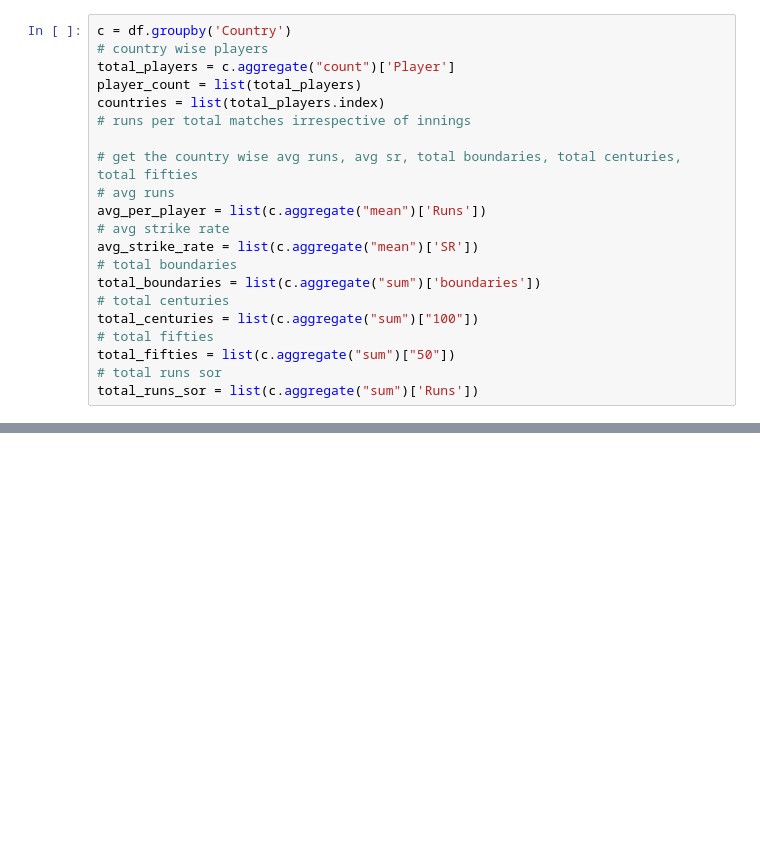
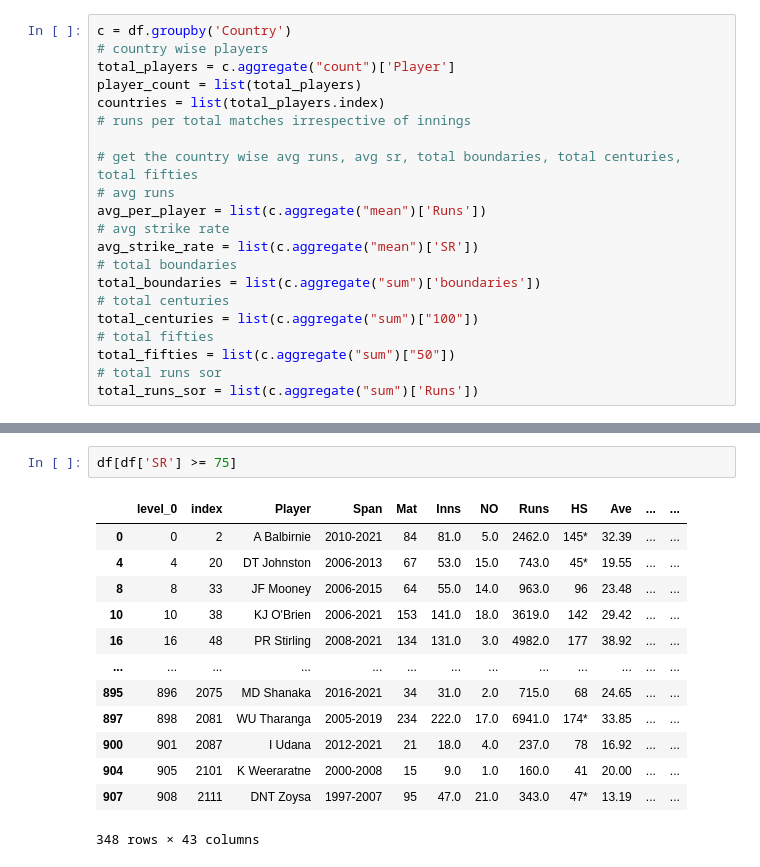
Before and after one commit to AmanJain27/Cricket-Analysis, a Jupyter notebook: EDA/data_eda_2.ipynb, the cells around one changed output, grey strips where cells are left out. Cells and saved outputs as stored; diff of their text form; blank space fills up the shorter version.

```diff
--- a/EDA/data_eda_2.ipynb
+++ b/EDA/data_eda_2.ipynb
@@ -522,0 +962,16 @@ Opening in existing browser session.
+# %%
+df[df['SR'] >= 75]
+# %% [output]
+|  | level_0 | index | Player | Span | Mat | Inns | NO | Runs | HS | Ave | ... | ... |
+| 0 | 0 | 2 | A Balbirnie | 2010-2021 | 84 | 81.0 | 5.0 | 2462.0 | 145* | 32.39 | ... | ... |
+| 4 | 4 | 20 | DT Johnston | 2006-2013 | 67 | 53.0 | 15.0 | 743.0 | 45* | 19.55 | ... | ... |
+| 8 | 8 | 33 | JF Mooney | 2006-2015 | 64 | 55.0 | 14.0 | 963.0 | 96 | 23.48 | ... | ... |
+| 10 | 10 | 38 | KJ O'Brien | 2006-2021 | 153 | 141.0 | 18.0 | 3619.0 | 142 | 29.42 | ... | ... |
+| 16 | 16 | 48 | PR Stirling | 2008-2021 | 134 | 131.0 | 3.0 | 4982.0 | 177 | 38.92 | ... | ... |
+| ... | ... | ... | ... | ... | ... | ... | ... | ... | ... | ... | ... | ... |
+| 895 | 896 | 2075 | MD Shanaka | 2016-2021 | 34 | 31.0 | 2.0 | 715.0 | 68 | 24.65 | ... | ... |
+| 897 | 898 | 2081 | WU Tharanga | 2005-2019 | 234 | 222.0 | 17.0 | 6941.0 | 174* | 33.85 | ... | ... |
+| 900 | 901 | 2087 | I Udana | 2012-2021 | 21 | 18.0 | 4.0 | 237.0 | 78 | 16.92 | ... | ... |
+| 904 | 905 | 2101 | K Weeraratne | 2000-2008 | 15 | 9.0 | 1.0 | 160.0 | 41 | 20.00 | ... | ... |
+| 907 | 908 | 2111 | DNT Zoysa | 1997-2007 | 95 | 47.0 | 21.0 | 343.0 | 47* | 13.19 | ... | ... |
+348 rows × 43 columns
```
Also changed, not shown: parts of 25 cells of this notebook, 6 other files.
